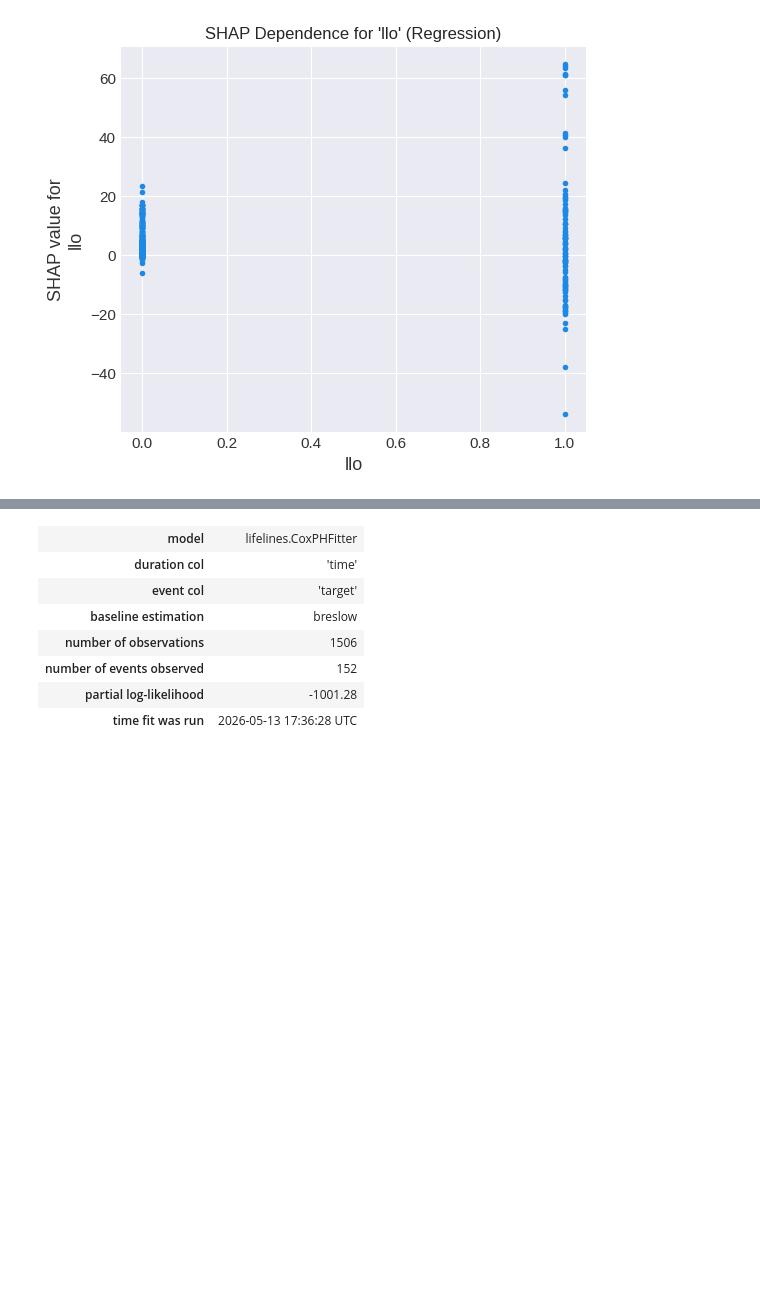
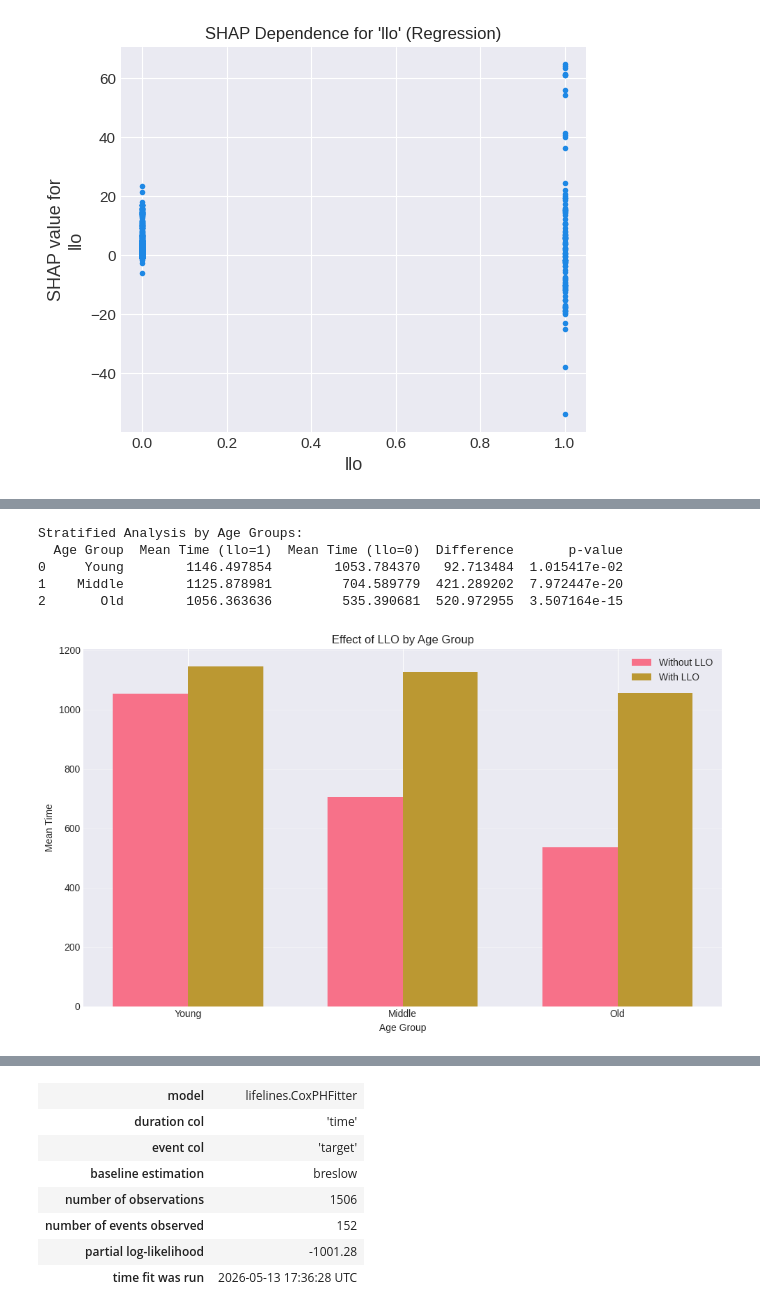
Before and after one commit to D2718281828nis/BioMedAI-Heart-Desease-LifeTime-Forecast, a Jupyter notebook: Analyse_LLO_feature_importance.ipynb, the cells around one changed output, grey strips where cells are left out. Drawn from its saved outputs; the diff is of its cells as text; code cells hidden in the pictures; blank space fills up the shorter version.

```diff
--- a/Analyse_LLO_feature_importance.ipynb
+++ b/Analyse_LLO_feature_importance.ipynb
@@ -598,0 +724,18 @@ SHAP Interaction Plot for 'llo' and 'age':
+# %%
+
+import pandas as pd
+import numpy as np
+import matplotlib.pyplot as plt
+import seaborn as sns
+from sklearn.inspection import partial_dependence, PartialDependenceDisplay
+import shap
+from lifelines import CoxPHFitter
+from scipy import stats
+from sklearn.ensemble import GradientBoostingRegressor
+from sklearn.model_selection import train_test_split
+from sklearn.preprocessing import StandardScaler
+from imblearn.over_sampling import SMOTE
+import warnings
+warnings.filterwarnings('ignore')
+plt.style.use('seaborn-v0_8-darkgrid')
+sns.set_palette('husl')
@@ -598,0 +788,61 @@ SHAP Interaction Plot for 'llo' and 'age':
+# %%
+# ## Method 1: Stratified Analysis by Age Groups
+#
+# We'll divide patients into age groups and compare the effect of 'llo' within each group.
+
+# %% [code]
+# Create age groups (tertiles)
+age_groups = pd.qcut(df_upsampled['age'], q=3, labels=['Young', 'Middle', 'Old'])
+df_upsampled['age_group'] = age_groups
+
+# For each age group, compare time between llo=0 and llo=1
+results = []
+for group in ['Young', 'Middle', 'Old']:
+    group_data = df_upsampled[df_upsampled['age_group'] == group]
+
+    # Mean time for patients with and without llo
+    time_with_llo = group_data[group_data['llo'] == 1]['time'].mean()
+    time_without_llo = group_data[group_data['llo'] == 0]['time'].mean()
+
+    # Statistical significance test
+    t_stat, p_value = stats.ttest_ind(
+        group_data[group_data['llo'] == 1]['time'],
+        group_data[group_data['llo'] == 0]['time'],
+        nan_policy='omit'
+    )
+
+    results.append({
+        'Age Group': group,
+        'Mean Time (llo=1)': time_with_llo,
+        'Mean Time (llo=0)': time_without_llo,
+        'Difference': time_with_llo - time_without_llo,
+        'p-value': p_value
+    })
+
+stratified_results = pd.DataFrame(results)
+print("\nStratified Analysis by Age Groups:")
+print(stratified_results)
+
+# Visualize the results
+plt.figure(figsize=(10, 6))
+x = np.arange(len(stratified_results))
+width = 0.35
+
+plt.bar(x - width/2, stratified_results['Mean Time (llo=0)'], width, label='Without LLO')
+plt.bar(x + width/2, stratified_results['Mean Time (llo=1)'], width, label='With LLO')
+
+plt.xlabel('Age Group')
+plt.ylabel('Mean Time')
+plt.title('Effect of LLO by Age Group')
+plt.xticks(x, stratified_results['Age Group'])
+plt.legend()
+plt.grid(axis='y', alpha=0.3)
+plt.tight_layout()
+plt.show()
+# %% [output]
+Stratified Analysis by Age Groups:
+  Age Group  Mean Time (llo=1)  Mean Time (llo=0)  Difference       p-value
+0     Young        1146.497854        1053.784370   92.713484  1.015417e-02
+1    Middle        1125.878981         704.589779  421.289202  7.972447e-20
+2       Old        1056.363636         535.390681  520.972955  3.507164e-15
+[figure, added]
```
Also changed, not shown: parts of 13 cells of this notebook.
